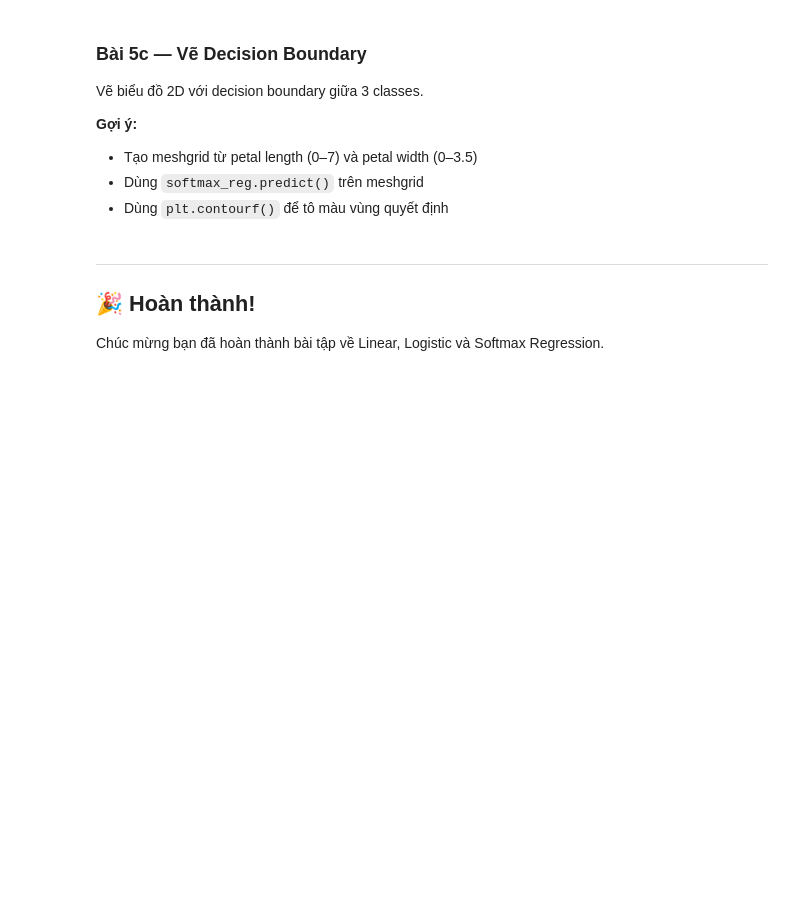
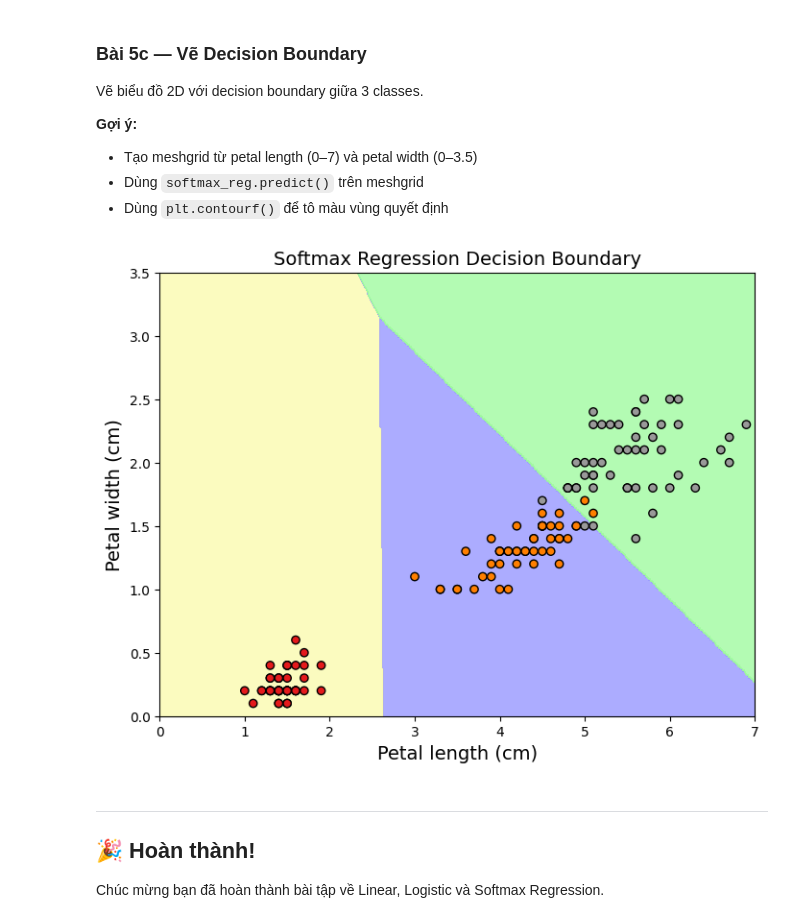
Before and after one commit to ttmling/HIT_AI-DATA, a Jupyter notebook: Practice_Regression_Exercises.ipynb, the cells around one changed output. Cells and saved outputs as stored; diff of their text form; code cells hidden in the pictures; blank space fills up the shorter version.

```diff
--- a/Practice_Regression_Exercises.ipynb
+++ b/Practice_Regression_Exercises.ipynb
@@ -380,8 +436,8 @@ Sklearn sẽ tự động dùng Softmax khi `multi_class="multinomial"`.
 - Dùng `LogisticRegression(multi_class="multinomial", solver="lbfgs", C=10, random_state=42)`
 # %%
 # YOUR CODE HERE
-# X_softmax = iris["data"][["petal length (cm)", "petal width (cm)"]].values
-# y_softmax = iris["target"].values
+X_softmax = iris["data"][["petal length (cm)", "petal width (cm)"]].values
+y_softmax = iris["target"].values
 
-# softmax_reg = LogisticRegression(multi_class="multinomial", solver="lbfgs", C=10, random_state=42)
-# softmax_reg.fit(X_softmax, y_softmax)
+softmax_reg = LogisticRegression(multi_class="multinomial", solver="lbfgs", C=10, random_state=42)
+softmax_reg.fit(X_softmax, y_softmax)
@@ -406,22 +467,24 @@ Vẽ biểu đồ 2D với decision boundary giữa 3 classes.
 # %%
 from matplotlib.colors import ListedColormap
 
 # YOUR CODE HERE
-# custom_cmap = ListedColormap(["#fafab0", "#9898ff", "#a0faa0"])
-# x0_grid = np.linspace(0, 7, 500)
-# x1_grid = np.linspace(0, 3.5, 200)
-# x0_mesh, x1_mesh = np.meshgrid(x0_grid, x1_grid)
-# X_grid = np.c_[x0_mesh.ravel(), x1_mesh.ravel()]
+custom_cmap = ListedColormap(["#fafab0", "#9898ff", "#a0faa0"])
+x0_grid = np.linspace(0, 7, 500)
+x1_grid = np.linspace(0, 3.5, 200)
+x0_mesh, x1_mesh = np.meshgrid(x0_grid, x1_grid)
+X_grid = np.c_[x0_mesh.ravel(), x1_mesh.ravel()]
 
-# y_pred_grid = softmax_reg.predict(X_grid).reshape(x0_mesh.shape)
+y_pred_grid = softmax_reg.predict(X_grid).reshape(x0_mesh.shape)
 
-# plt.figure(figsize=(8, 6))
-# plt.contourf(x0_mesh, x1_mesh, y_pred_grid, cmap=custom_cmap, alpha=0.8)
-# plt.scatter(...)
-# plt.xlabel("Petal length (cm)")
-# plt.ylabel("Petal width (cm)")
-# plt.title("Softmax Regression Decision Boundary")
-# plt.show()
+plt.figure(figsize=(8, 6))
+plt.contourf(x0_mesh, x1_mesh, y_pred_grid, cmap=custom_cmap, alpha=0.8)
+plt.scatter(X_softmax[:, 0], X_softmax[:, 1], c=y_softmax, cmap="Set1", edgecolor="k")
+plt.xlabel("Petal length (cm)")
+plt.ylabel("Petal width (cm)")
+plt.title("Softmax Regression Decision Boundary")
+plt.show()
+# %% [output]
+[figure, added]
 # %% [markdown]
 ---
 ## 🎉 Hoàn thành!
```
Also changed, not shown: parts of 16 cells of this notebook.
